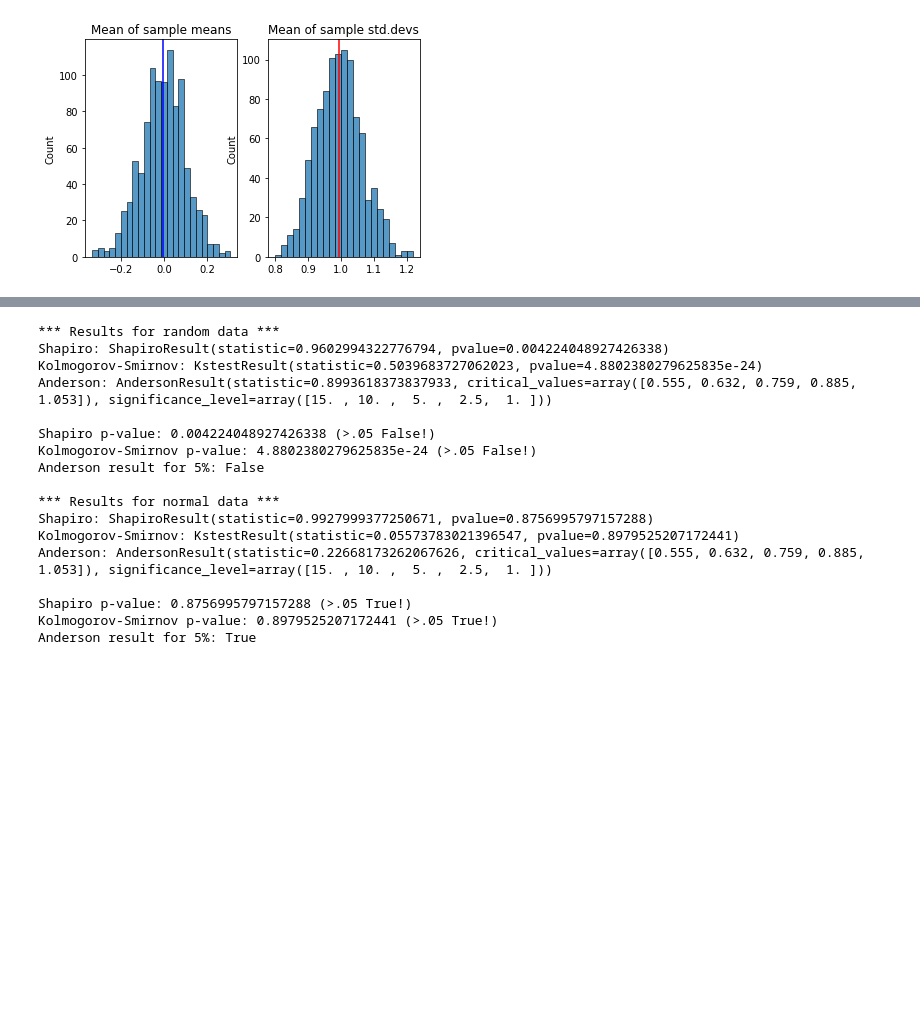
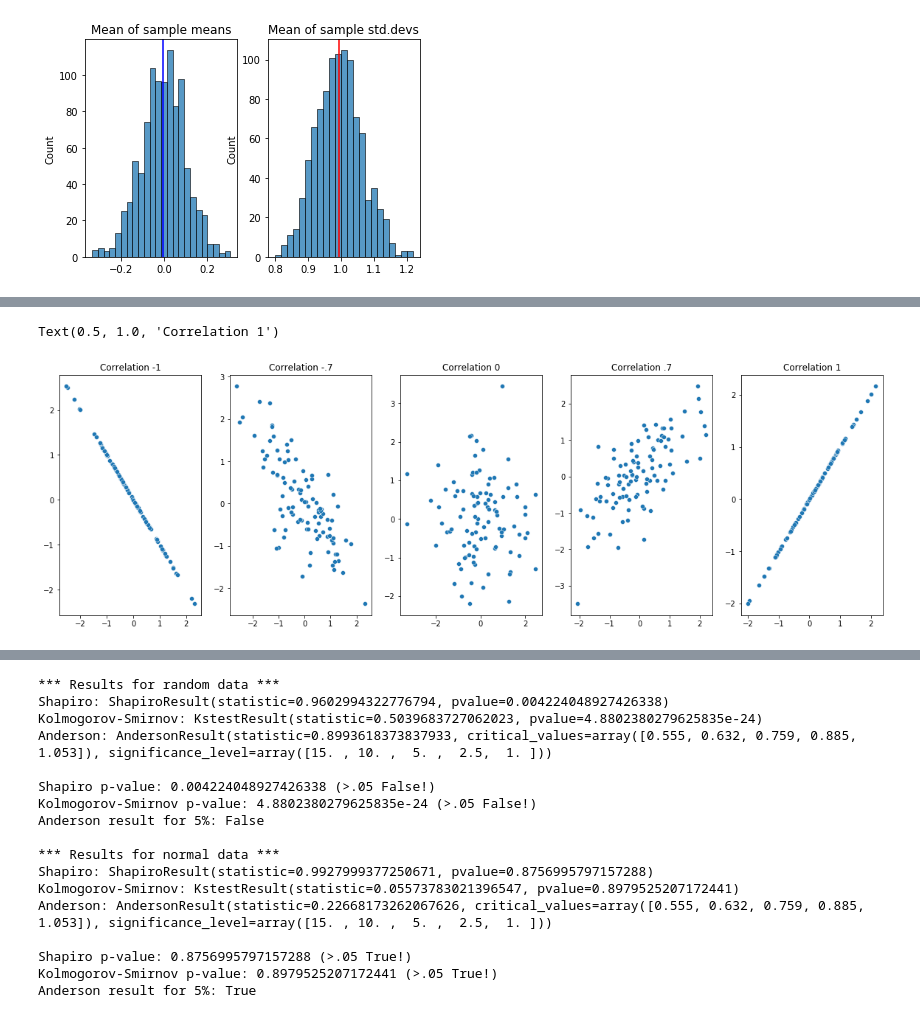
Before and after one commit to v-fuentec/AI-bootcamp, a Jupyter notebook: statistics.ipynb, the cells around one changed output, grey strips where cells are left out. Drawn from its saved outputs; the diff is of its cells as text; code cells hidden in the pictures; blank space fills up the shorter version.

Commit message:
Added covariance and correlation matrix

```diff
--- a/statistics.ipynb
+++ b/statistics.ipynb
@@ -194 +224,34 @@ Text(0.5, 1.0, 'Mean of sample std.devs')
+# %%
+from numpy.random import multivariate_normal
+from matplotlib import pyplot as plt
+import seaborn as sns
+import numpy as np
+
+mean = [0,0]
+corr0 = [[1, 0],[0, 1]]
+corr_pos = [[1, 1],[1, 1]]
+corr_pos07 = [[1, .7],[.7, 1]]
+corr_neg = [[1, -1],[-1, 1]]
+corr_neg07 = [[1, -.7],[-.7, 1]]
+
+x_0, y_0 = multivariate_normal(mean, corr0, 100).T
+x_pos, y_pos  = multivariate_normal(mean, corr_pos, 100).T
+x_pos07, y_pos07  = multivariate_normal(mean, corr_pos07, 100).T
+x_neg, y_neg = multivariate_normal(mean, corr_neg, 100).T
+x_neg07, y_neg07 = multivariate_normal(mean, corr_neg07, 100).T
+
+f, (ax1, ax2, ax3, ax4, ax5) = plt.subplots(1,5, figsize=(20,6))
+sns.scatterplot(x=x_neg, y=y_neg, ax=ax1)
+sns.scatterplot(x=x_neg07, y=y_neg07, ax=ax2)
+sns.scatterplot(x=x_0, y=y_0, ax=ax3)
+sns.scatterplot(x=x_pos07, y=y_pos07, ax=ax4)
+sns.scatterplot(x=x_pos, y=y_pos, ax=ax5)
+ax1.set_title("Correlation -1")
+ax2.set_title("Correlation -.7")
+ax3.set_title("Correlation 0")
+ax4.set_title("Correlation .7")
+ax5.set_title("Correlation 1")
+# %% [output]
+Text(0.5, 1.0, 'Correlation 1')
+[figure, added]
 # %% [markdown]
```
Also changed, not shown: parts of 2 cells of this notebook.
